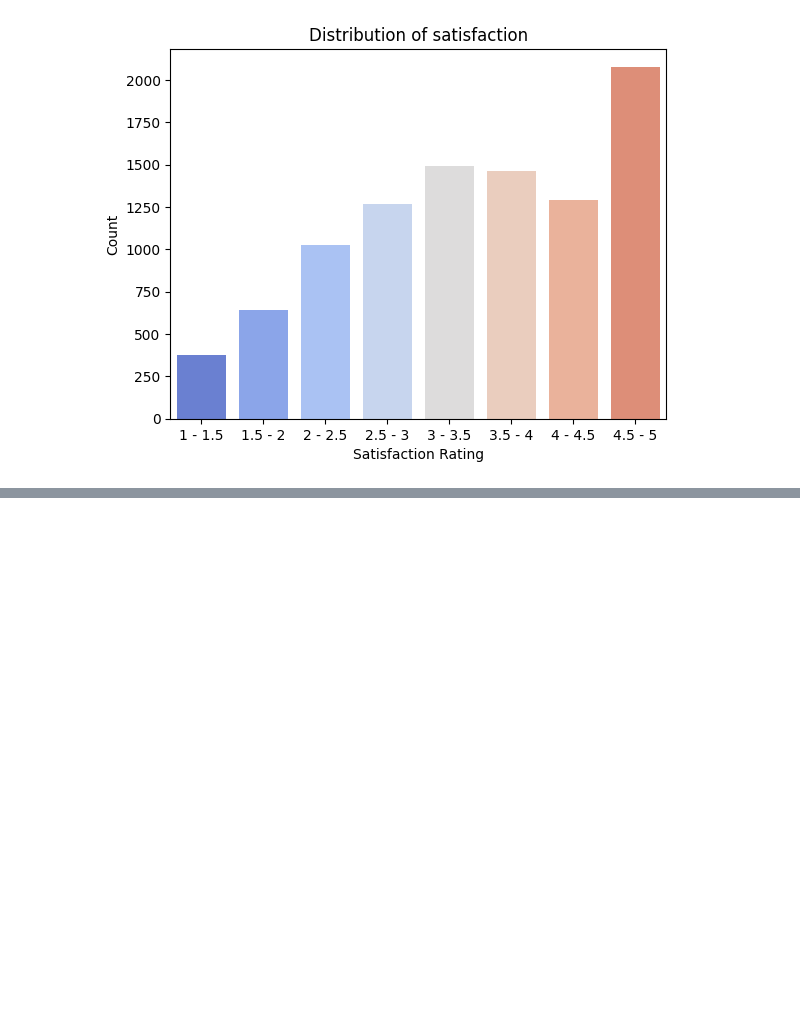
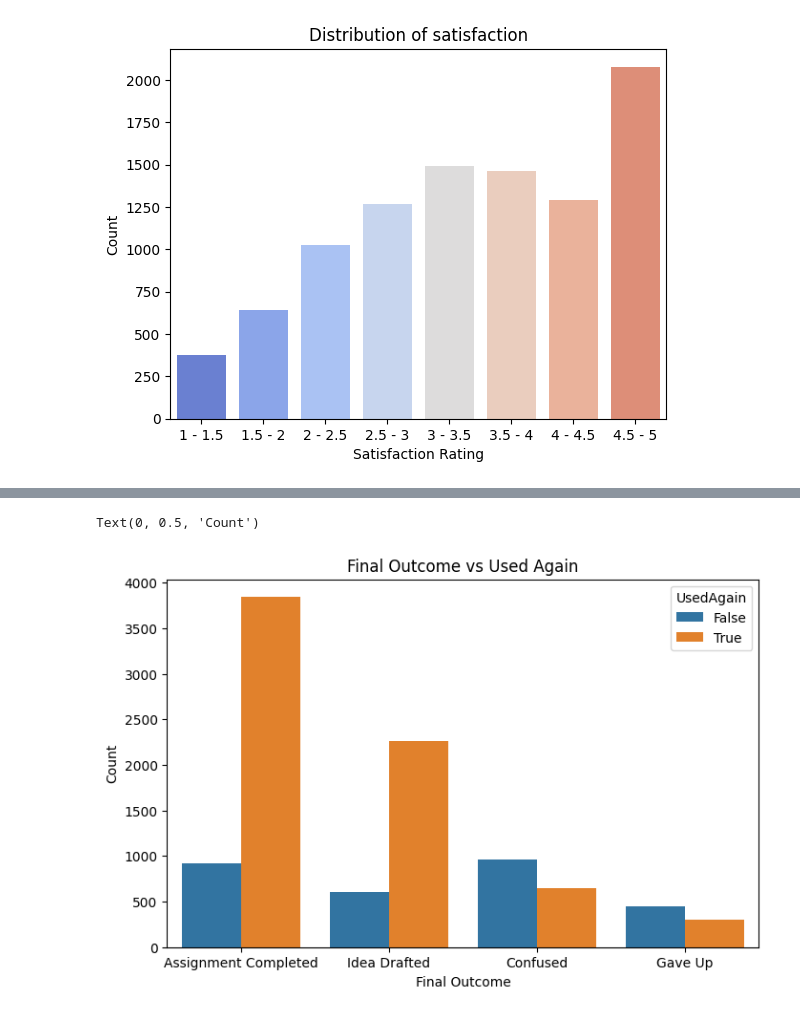
Before and after one commit to Ebratul/practices, a Jupyter notebook: demo1/ai_assistant.ipynb, the cells around one changed output, grey strips where cells are left out. Drawn from its saved outputs; the diff is of its cells as text; code cells hidden in the pictures; blank space fills up the shorter version.

```diff
--- a/demo1/ai_assistant.ipynb
+++ b/demo1/ai_assistant.ipynb
@@ -138,0 +202,9 @@ Passing `palette` without assigning `hue` is deprecated and will be removed in v
+# %%
+plt.figure(figsize=(8, 5))
+sb.countplot(df, x = 'FinalOutcome', hue = 'UsedAgain')
+plt.title('Final Outcome vs Used Again')
+plt.xlabel('Final Outcome')
+plt.ylabel('Count')
+# %% [output]
+Text(0, 0.5, 'Count')
+[figure, added]
```
Also changed, not shown: parts of 33 cells of this notebook.
